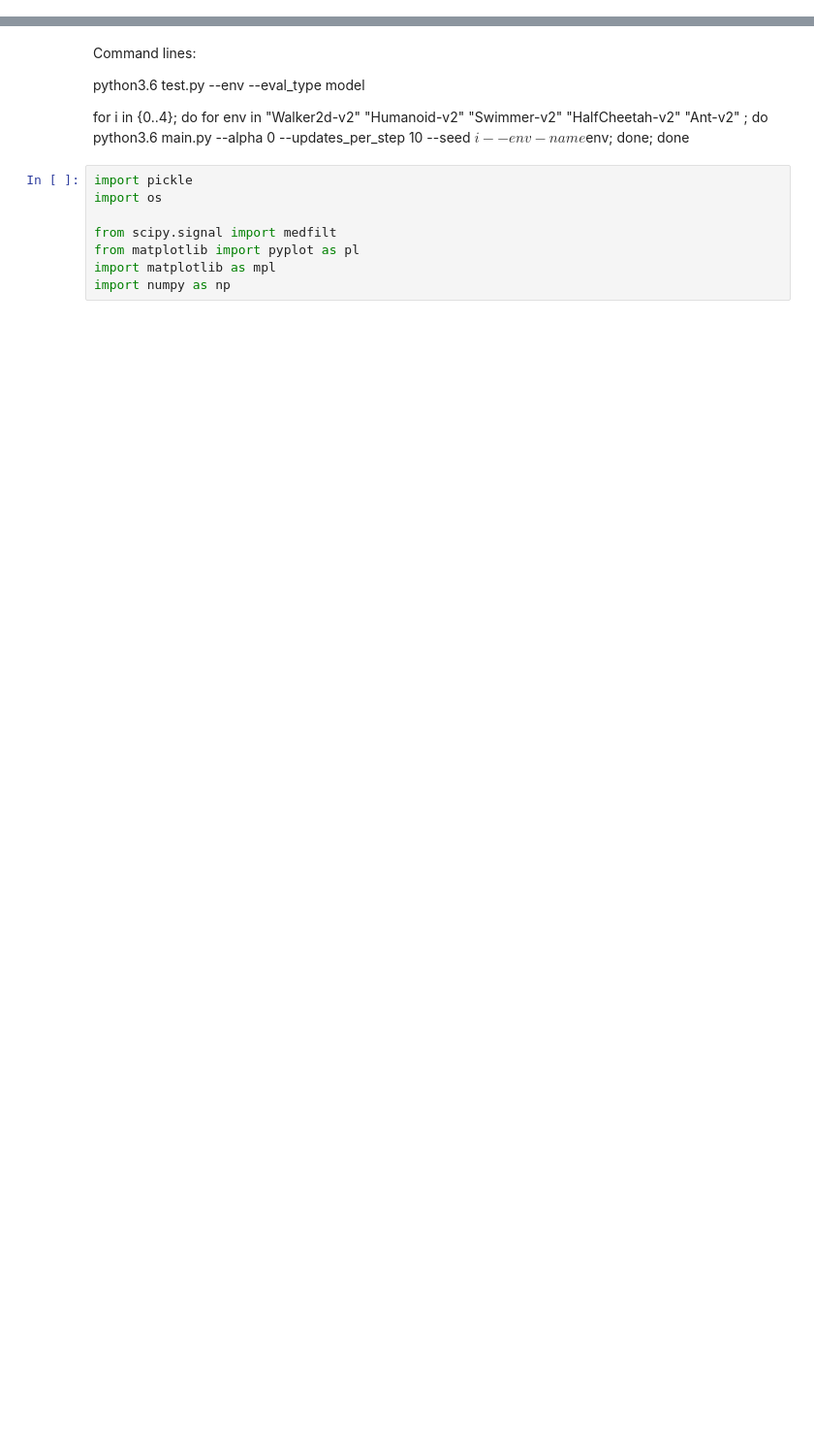
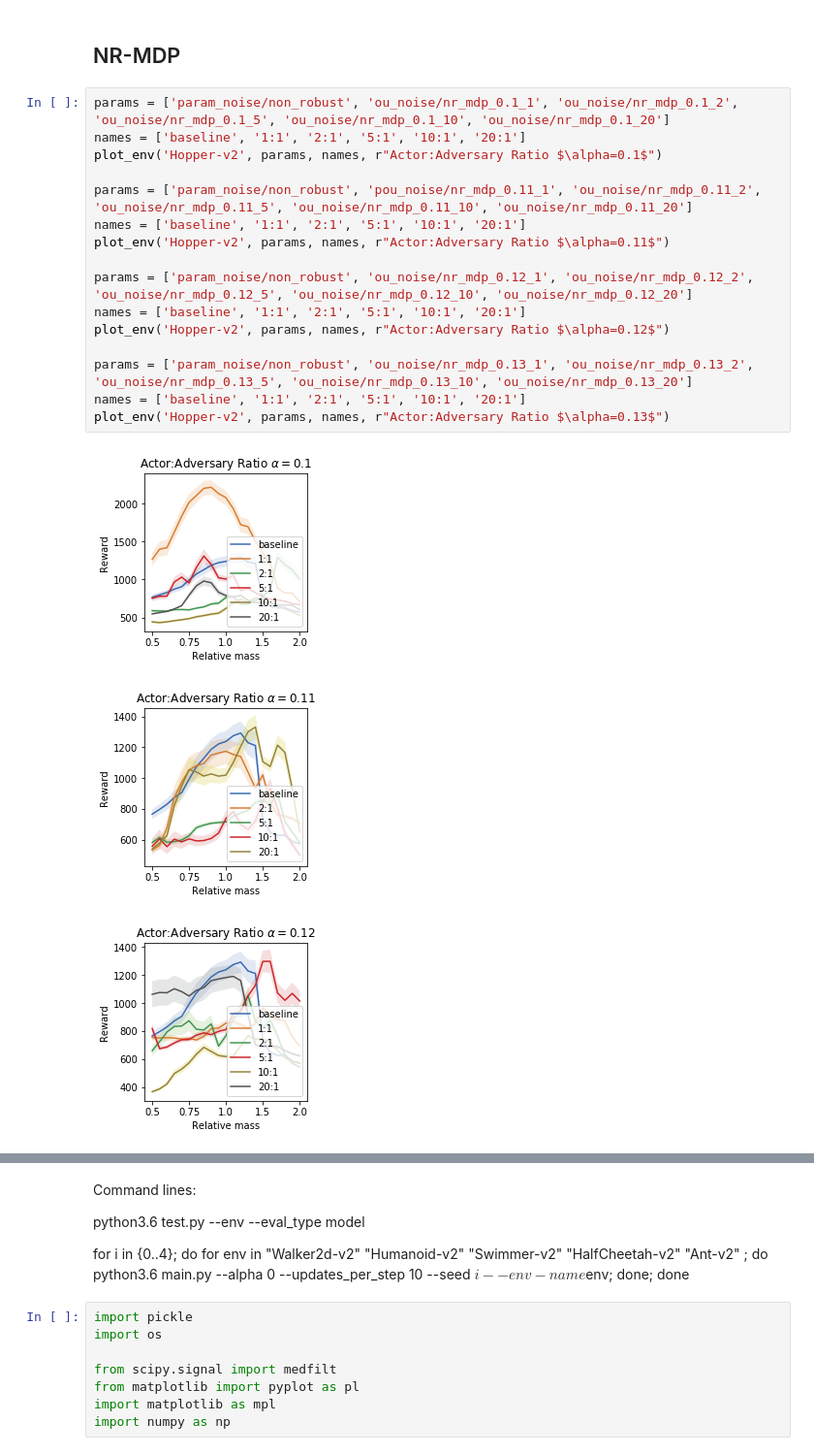
Before and after one commit to icml2019-anonymous-author/Action-Robust-Reinforcement-Learning, a Jupyter notebook: Comparison_Plots.ipynb, the cells around one changed output, grey strips where cells are left out. Shown at 97% size. Cells and saved outputs as stored; diff of their text form; blank space fills up the shorter version.

```diff
--- a/Comparison_Plots.ipynb
+++ b/Comparison_Plots.ipynb
@@ -0,0 +122,22 @@
+# %% [markdown]
+## NR-MDP
+# %%
+params = ['param_noise/non_robust', 'ou_noise/nr_mdp_0.1_1', 'ou_noise/nr_mdp_0.1_2', 'ou_noise/nr_mdp_0.1_5', 'ou_noise/nr_mdp_0.1_10', 'ou_noise/nr_mdp_0.1_20']
+names = ['baseline', '1:1', '2:1', '5:1', '10:1', '20:1']
+plot_env('Hopper-v2', params, names, r"Actor:Adversary Ratio $\alpha=0.1$")
+
+params = ['param_noise/non_robust', 'pou_noise/nr_mdp_0.11_1', 'ou_noise/nr_mdp_0.11_2', 'ou_noise/nr_mdp_0.11_5', 'ou_noise/nr_mdp_0.11_10', 'ou_noise/nr_mdp_0.11_20']
+names = ['baseline', '1:1', '2:1', '5:1', '10:1', '20:1']
+plot_env('Hopper-v2', params, names, r"Actor:Adversary Ratio $\alpha=0.11$")
+
+params = ['param_noise/non_robust', 'ou_noise/nr_mdp_0.12_1', 'ou_noise/nr_mdp_0.12_2', 'ou_noise/nr_mdp_0.12_5', 'ou_noise/nr_mdp_0.12_10', 'ou_noise/nr_mdp_0.12_20']
+names = ['baseline', '1:1', '2:1', '5:1', '10:1', '20:1']
+plot_env('Hopper-v2', params, names, r"Actor:Adversary Ratio $\alpha=0.12$")
+
+params = ['param_noise/non_robust', 'ou_noise/nr_mdp_0.13_1', 'ou_noise/nr_mdp_0.13_2', 'ou_noise/nr_mdp_0.13_5', 'ou_noise/nr_mdp_0.13_10', 'ou_noise/nr_mdp_0.13_20']
+names = ['baseline', '1:1', '2:1', '5:1', '10:1', '20:1']
+plot_env('Hopper-v2', params, names, r"Actor:Adversary Ratio $\alpha=0.13$")
+# %% [output]
+[figure, added]
+[figure, added]
+[figure, added]
```
Also changed, not shown: parts of 80 cells of this notebook, 6 other files.
